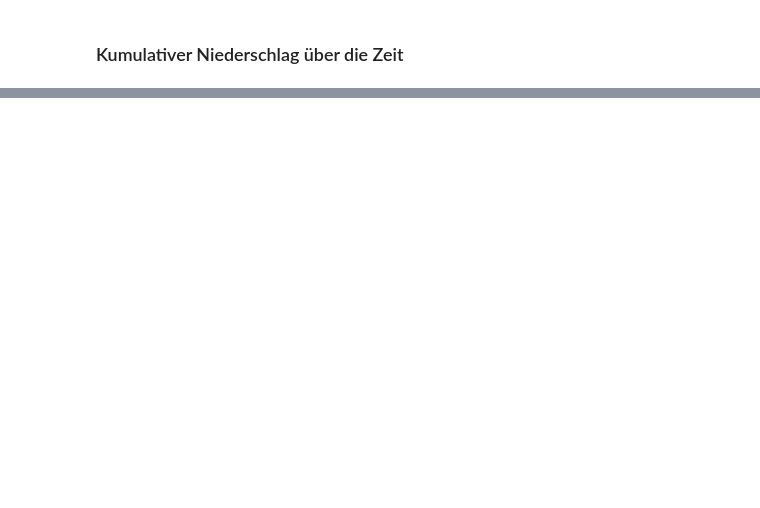
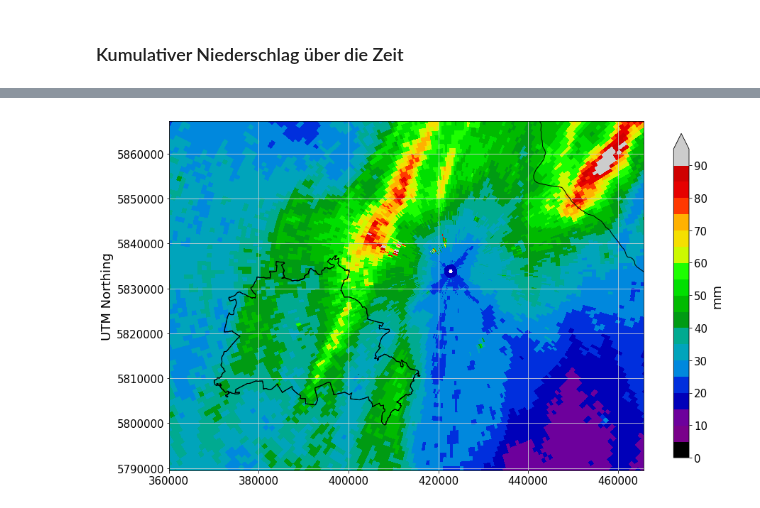
Before and after one commit to heistermann/rain-in-berlin, a Jupyter notebook: berlin_reanalysis.ipynb, the cells around one changed output, grey strips where cells are left out. Cells and saved outputs as stored; diff of their text form; code cells hidden in the pictures; blank space fills up the shorter version.

```diff
--- a/berlin_reanalysis.ipynb
+++ b/berlin_reanalysis.ipynb
@@ -62,7 +75,7 @@ print("")
 # %% [markdown]
 ### Niederschlag aus Reflektivität schätzen: mit und ohne Dämpfungskorrektur
 # %%
-prec = helpers.dbz2depth(dbz)
+dxprec = h.dbz2depth(dbz)
 # %%
 pia = wradlib.atten.correct_attenuation_constrained(dbz, a_max=1.67e-4, a_min=2.33e-5, n_a=100,
                                                     b_max=0.7, b_min=0.65, n_b=6, gate_length=1.,
@@ -75,3 +85,5 @@ prec2 = helpers.dbz2depth(att_corr)
+# %%
+dxprec2 = h.dbz2depth(dbz + pia)
 # %% [markdown]
 ### Radardaten georeferenzieren
 # %%
@@ -300,0 +500,32 @@ dfrw
+# %%
+dataset, inLayer = wradlib.io.open_vector("shapes/bundeslaender_wgs84.shp")
+bundeslaender, keys = wradlib.georef.get_vector_coordinates(inLayer, dest_srs=proj)
+# %%
+from matplotlib.colors import BoundaryNorm
+gridcolor = "lightgray"
+fontsize = 18
+
+cmap = plt.cm.nipy_spectral
+bounds = np.arange(0, 100, 5)
+norm = BoundaryNorm(bounds, cmap.N)
+
+fig = plt.figure(figsize=(15,12))
+
+ax = fig.add_subplot(111, aspect="equal")
+ax, pm = wradlib.vis.plot_ppi(dxprec2.sum(axis=0), r=r, az=az, site=site,
+                              proj=proj, cmap=cmap, norm=norm, ax=ax)
+wradlib.vis.add_lines(ax, bundeslaender, color='black', lw=1)
+plt.grid(color=gridcolor)
+#plt.xlabel("UTM Easting", fontsize=fontsize)
+plt.ylabel("UTM Northing", fontsize=fontsize)
+plt.xlim(bbox[0]-10000, bbox[1]+50000)
+plt.ylim(bbox[2]-10000, bbox[3]+30000)
+
+ax.tick_params(labelsize=15)
+
+#cbar_ax = fig.add_axes([0.2, 0.01, 0.6, 0.03])
+cb = fig.colorbar(pm, extend="max", shrink=0.7)
+cb.set_label("mm", fontsize=fontsize)
+cb.ax.tick_params(labelsize=15)
+# %% [output]
+[figure, added]
```
Also changed, not shown: parts of 52 cells of this notebook, 2 other files.
